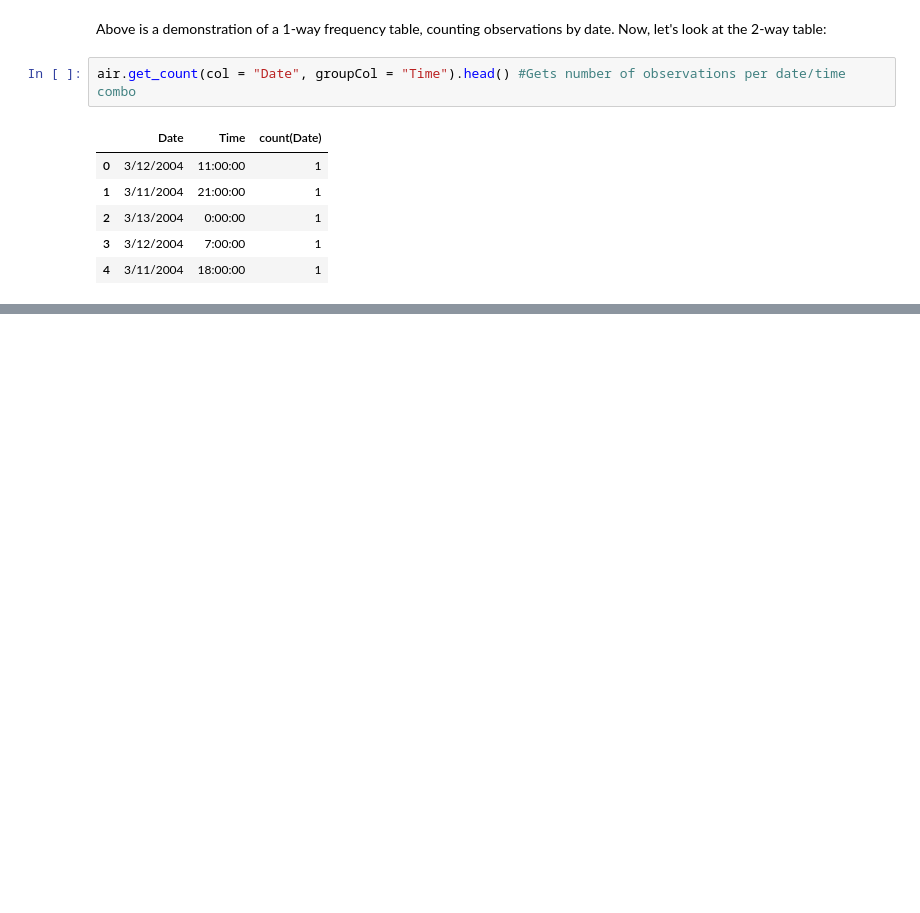
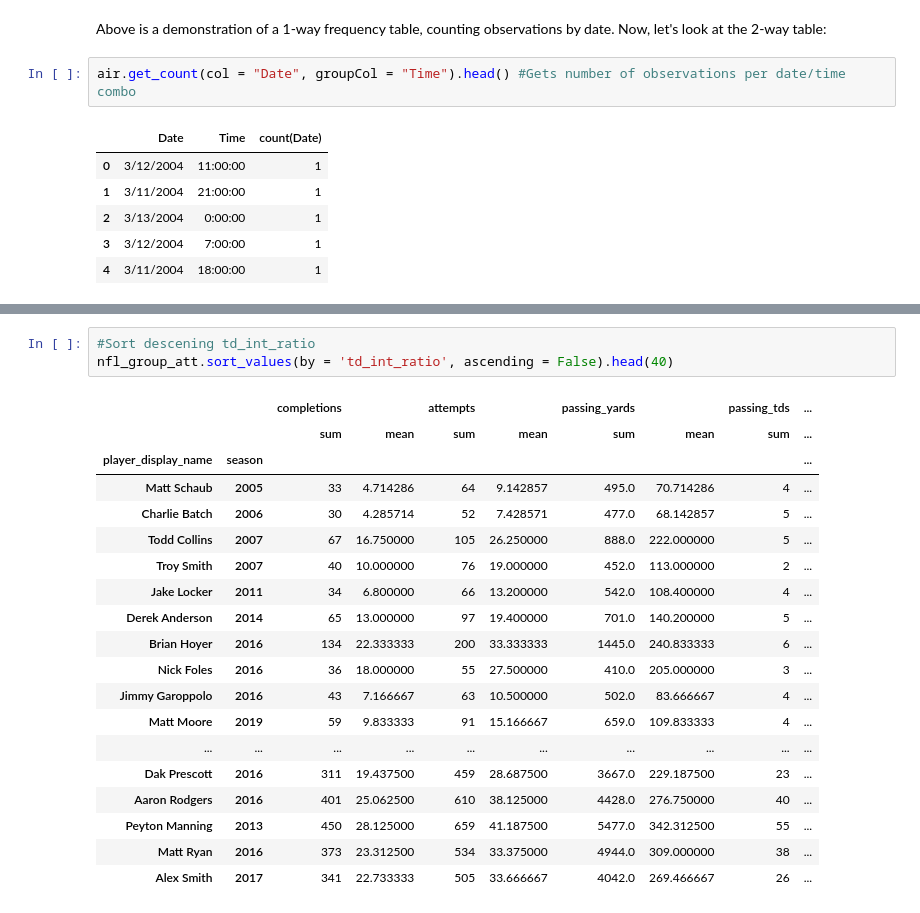
Before and after one commit to mscampb4-ncsu/ST554-Project2, a Jupyter notebook: Project2Notebook.ipynb, the cells around one changed output, grey strips where cells are left out. Drawn from its saved outputs; the diff is of its cells as text; blank space fills up the shorter version.

```diff
--- a/Project2Notebook.ipynb
+++ b/Project2Notebook.ipynb
@@ -339,0 +468,23 @@ While the practicality of this particular method call is questionable (since eac
+# %%
+#Sort descening td_int_ratio
+nfl_group_att.sort_values(by = 'td_int_ratio', ascending = False).head(40)
+# %% [output]
+|  |  | completions |  | attempts |  | passing_yards |  | passing_tds | ... |
+|  |  | sum | mean | sum | mean | sum | mean | sum | ... |
+| player_display_name | season |  |  |  |  |  |  |  | ... |
+| Matt Schaub | 2005 | 33 | 4.714286 | 64 | 9.142857 | 495.0 | 70.714286 | 4 | ... |
+| Charlie Batch | 2006 | 30 | 4.285714 | 52 | 7.428571 | 477.0 | 68.142857 | 5 | ... |
+| Todd Collins | 2007 | 67 | 16.750000 | 105 | 26.250000 | 888.0 | 222.000000 | 5 | ... |
+| Troy Smith | 2007 | 40 | 10.000000 | 76 | 19.000000 | 452.0 | 113.000000 | 2 | ... |
+| Jake Locker | 2011 | 34 | 6.800000 | 66 | 13.200000 | 542.0 | 108.400000 | 4 | ... |
+| Derek Anderson | 2014 | 65 | 13.000000 | 97 | 19.400000 | 701.0 | 140.200000 | 5 | ... |
+| Brian Hoyer | 2016 | 134 | 22.333333 | 200 | 33.333333 | 1445.0 | 240.833333 | 6 | ... |
+| Nick Foles | 2016 | 36 | 18.000000 | 55 | 27.500000 | 410.0 | 205.000000 | 3 | ... |
+| Jimmy Garoppolo | 2016 | 43 | 7.166667 | 63 | 10.500000 | 502.0 | 83.666667 | 4 | ... |
+| Matt Moore | 2019 | 59 | 9.833333 | 91 | 15.166667 | 659.0 | 109.833333 | 4 | ... |
+| ... | ... | ... | ... | ... | ... | ... | ... | ... | ... |
+| Dak Prescott | 2016 | 311 | 19.437500 | 459 | 28.687500 | 3667.0 | 229.187500 | 23 | ... |
+| Aaron Rodgers | 2016 | 401 | 25.062500 | 610 | 38.125000 | 4428.0 | 276.750000 | 40 | ... |
+| Peyton Manning | 2013 | 450 | 28.125000 | 659 | 41.187500 | 5477.0 | 342.312500 | 55 | ... |
+| Matt Ryan | 2016 | 373 | 23.312500 | 534 | 33.375000 | 4944.0 | 309.000000 | 38 | ... |
+| Alex Smith | 2017 | 341 | 22.733333 | 505 | 33.666667 | 4042.0 | 269.466667 | 26 | ... |
```
Also changed, not shown: parts of 17 cells of this notebook.
